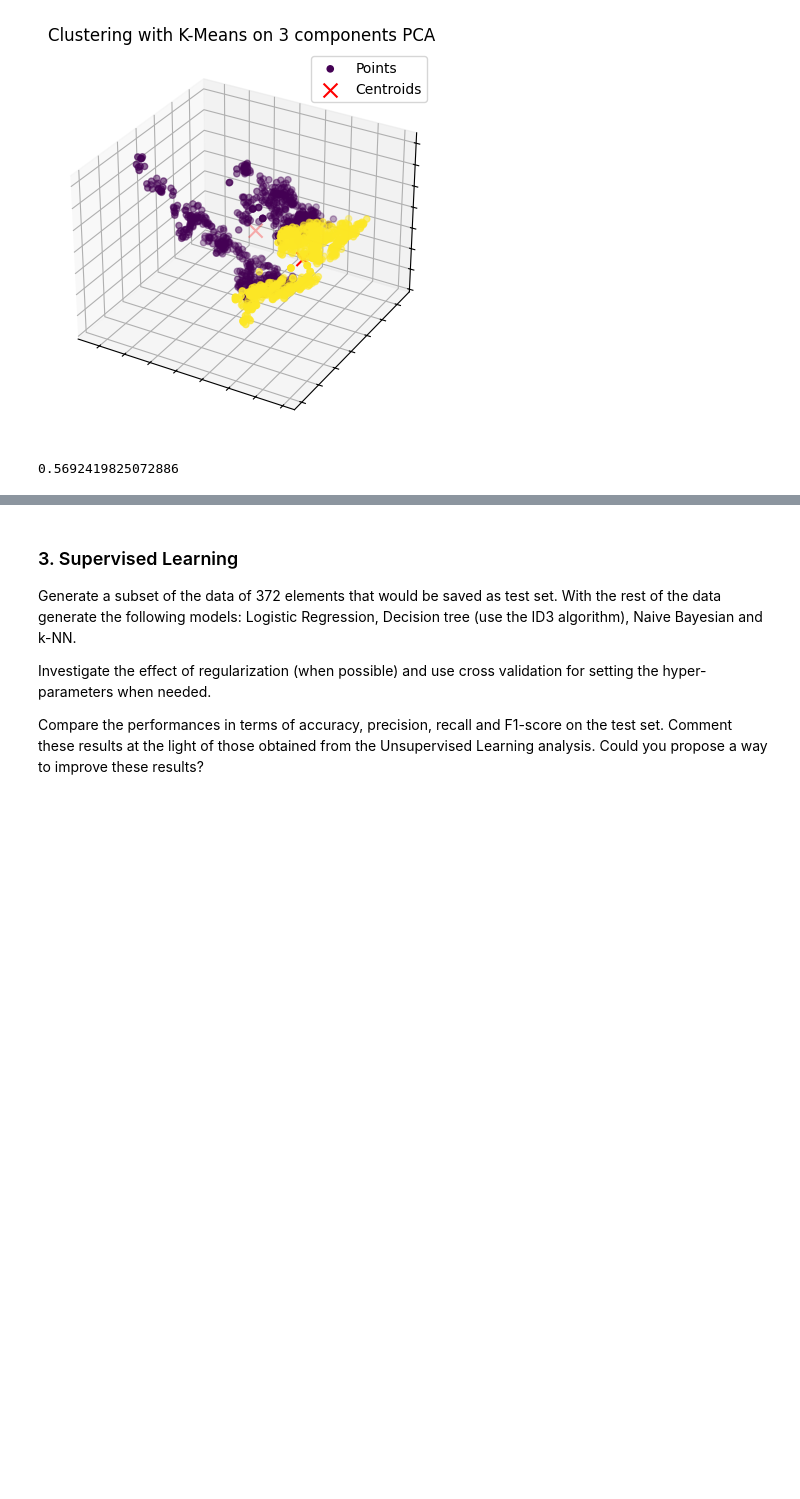
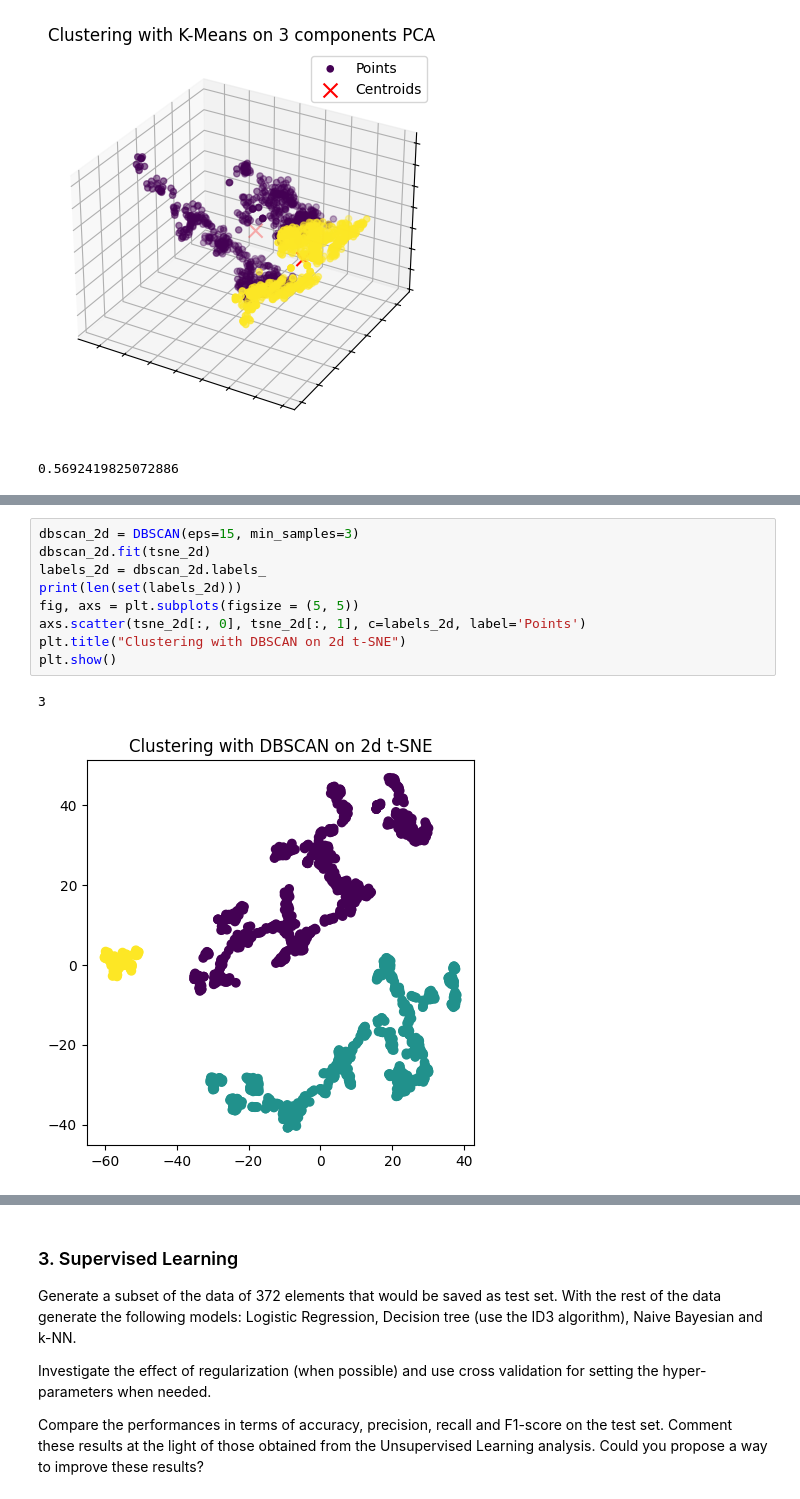
Before and after one commit to frekkoz3/Intro_to_ML_24-25, a Jupyter notebook: challenges/challenge 1/challenge-one.ipynb, the cells around one changed output, grey strips where cells are left out. Cells and saved outputs as stored; diff of their text form; blank space fills up the shorter version.

```diff
--- a/challenges/challenge 1/challenge-one.ipynb
+++ b/challenges/challenge 1/challenge-one.ipynb
@@ -274,0 +275,12 @@ plt.show()
+# %%
+dbscan_2d = DBSCAN(eps=15, min_samples=3)
+dbscan_2d.fit(tsne_2d)
+labels_2d = dbscan_2d.labels_
+print(len(set(labels_2d)))
+fig, axs = plt.subplots(figsize = (5, 5))
+axs.scatter(tsne_2d[:, 0], tsne_2d[:, 1], c=labels_2d, label='Points')
+plt.title("Clustering with DBSCAN on 2d t-SNE")
+plt.show()
+# %% [output]
+3
+[figure, added]
```
Also changed, not shown: parts of 5 cells of this notebook.
